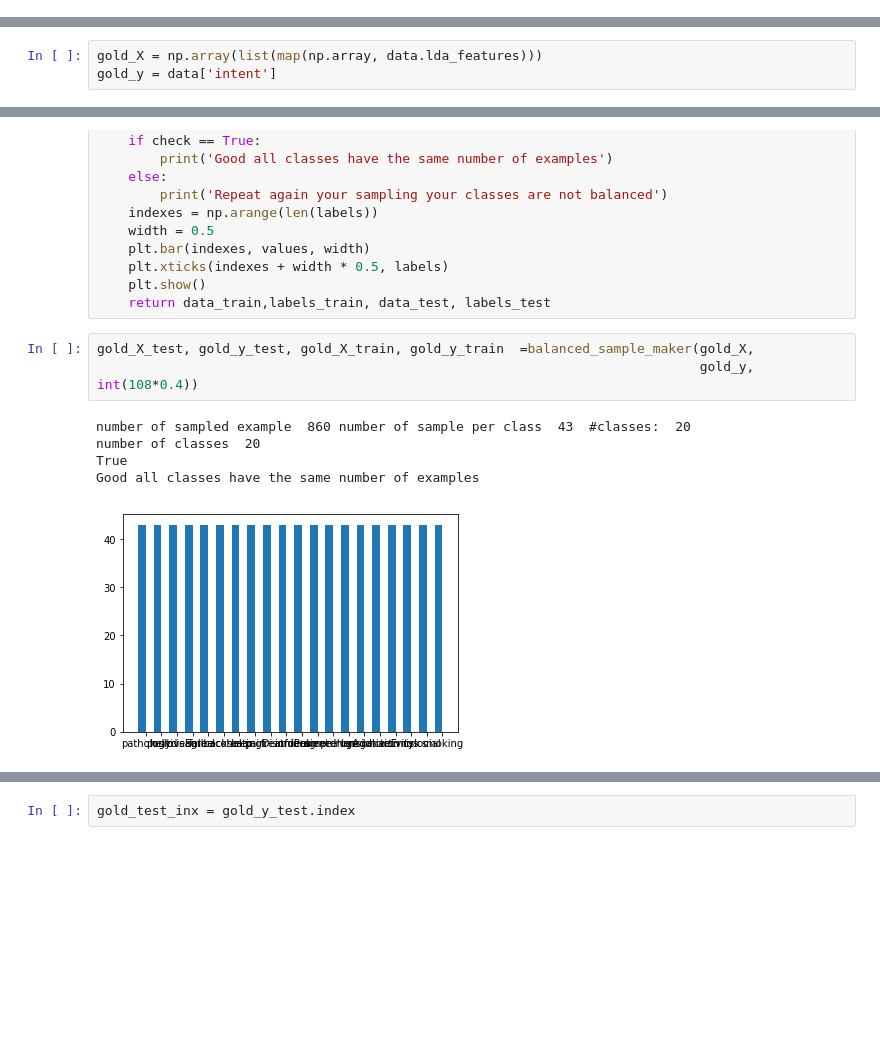
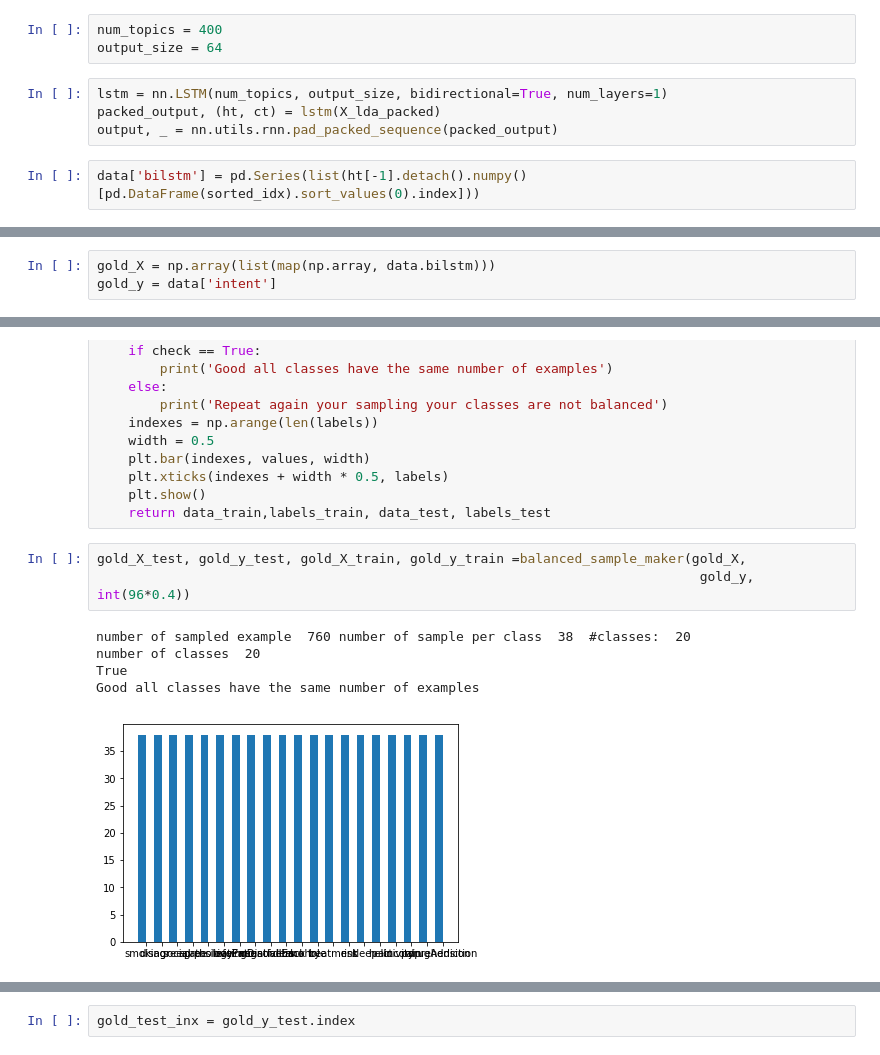
Before and after one commit to pasana/paradec, a Jupyter notebook: expand_dataset_by_best_clf.ipynb, the cells around one changed output, grey strips where cells are left out. Cells and saved outputs as stored; diff of their text form; blank space fills up the shorter version.

```diff
--- a/expand_dataset_by_best_clf.ipynb
+++ b/expand_dataset_by_best_clf.ipynb
@@ -63,7 +70,16 @@ LDAmodel.top_topics(corpus=corpus)[0]
+# %%
+num_topics = 400
+output_size = 64
+# %%
+lstm = nn.LSTM(num_topics, output_size, bidirectional=True, num_layers=1)
+packed_output, (ht, ct) = lstm(X_lda_packed)
+output, _ = nn.utils.rnn.pad_packed_sequence(packed_output)
+# %%
+data['bilstm'] = pd.Series(list(ht[-1].detach().numpy()[pd.DataFrame(sorted_idx).sort_values(0).index]))
 # %% [markdown]
 ## BASELINE
 # %%
-gold_X = np.array(list(map(np.array, data.lda_features)))
+gold_X = np.array(list(map(np.array, data.bilstm)))
 gold_y = data['intent']
 # %%
 from collections import Counter
@@ -127,12 +143,12 @@ def balanced_sample_maker(X, y, sample_size=None, random_seed=36):
     plt.show()
     return data_train,labels_train, data_test, labels_test
 # %%
-gold_X_test, gold_y_test, gold_X_train, gold_y_train  =balanced_sample_maker(gold_X,
-                                                                             gold_y, int(108*0.4))
+gold_X_test, gold_y_test, gold_X_train, gold_y_train =balanced_sample_maker(gold_X,
+                                                                             gold_y, int(96*0.4))
 # %% [output]
-number of sampled example  860 number of sample per class  43  #classes:  20
+number of sampled example  760 number of sample per class  38  #classes:  20
 number of classes  20
 True
 Good all classes have the same number of examples
-[figure, old version]
+[figure, new version]
 # %%
```
Also changed, not shown: parts of 40 cells of this notebook, 18 other files.
